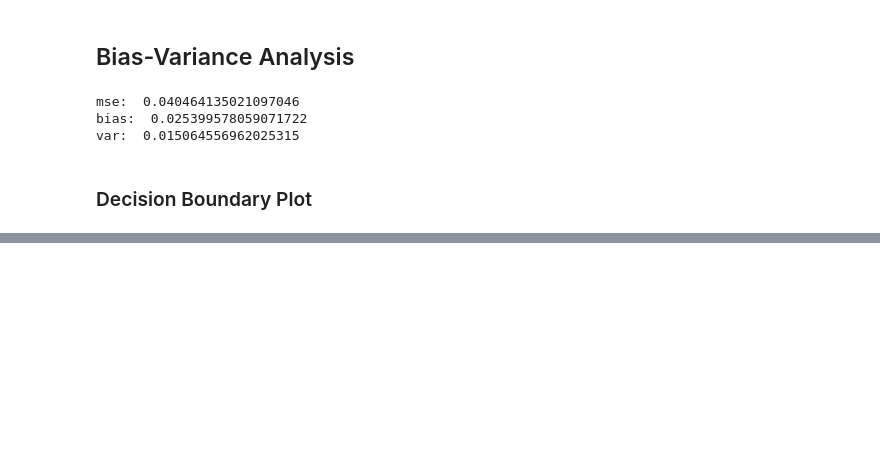
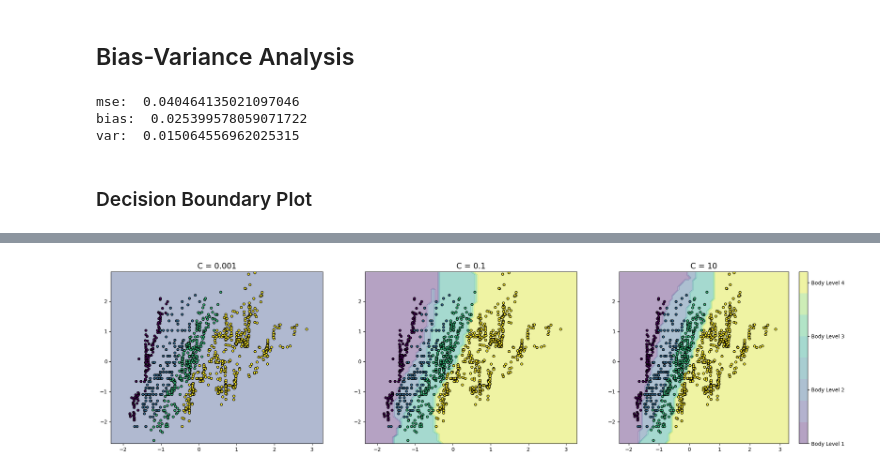
Before and after one commit to yahia3200/Body-Level-Classification, a Jupyter notebook: models/svm.ipynb, the cells around one changed output, grey strips where cells are left out. Cells and saved outputs as stored; diff of their text form; code cells hidden in the pictures; blank space fills up the shorter version.

```diff
--- a/models/svm.ipynb
+++ b/models/svm.ipynb
@@ -172,0 +193,16 @@ var:  0.015064556962025315
+# %%
+# plot for rbf kernel
+
+# create a decision boundary plot at 3 different C values
+fig, axes = plt.subplots(1, 3, figsize=(25, 6))
+for i, C in enumerate([0.001, 0.1, 10]):
+    clf = SVC(gamma='auto', kernel='rbf', C=C, random_state=0)
+    clf.fit(X, y)
+    contours = util.plot_decision_regions(clf, X, y, axes[i])
+    axes[i].set_title('C = ' + str(C), size=15)
+
+
+plt.colorbar(contours, ticks =[0, 1, 2, 3],format=formatter)
+plt.show()
+# %% [output]
+[figure, added]
```
Also changed, not shown: parts of 2 cells of this notebook, 2 other files.
